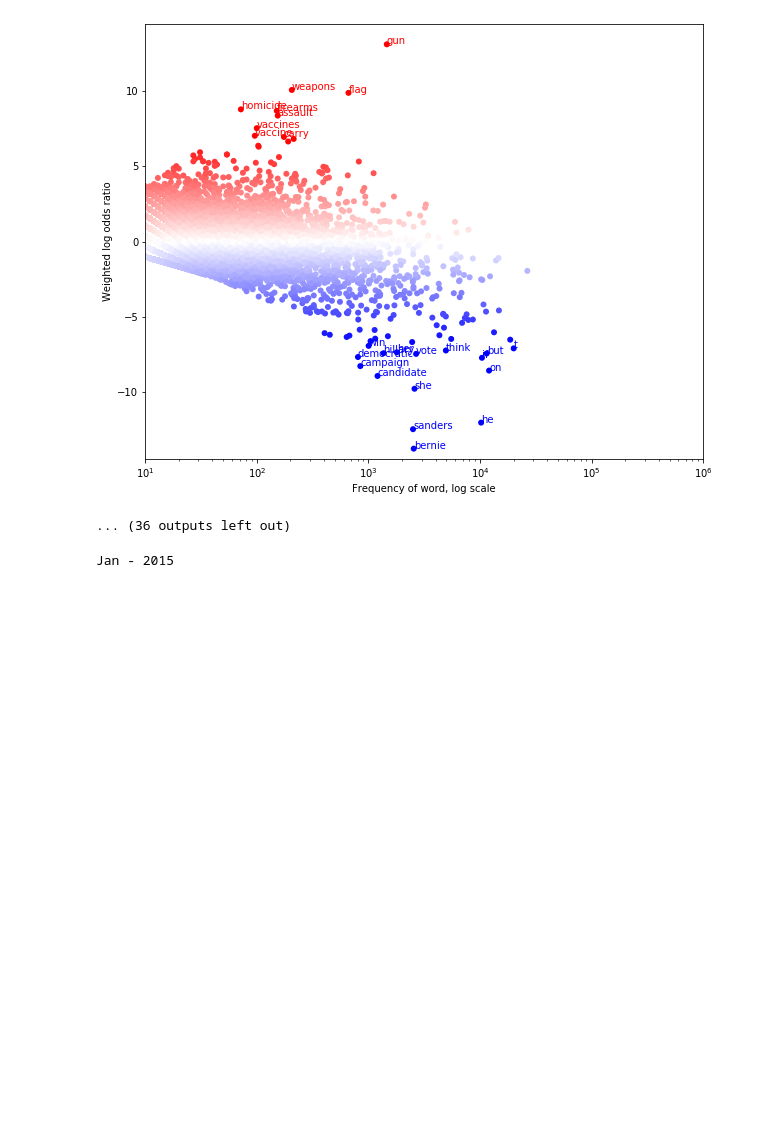
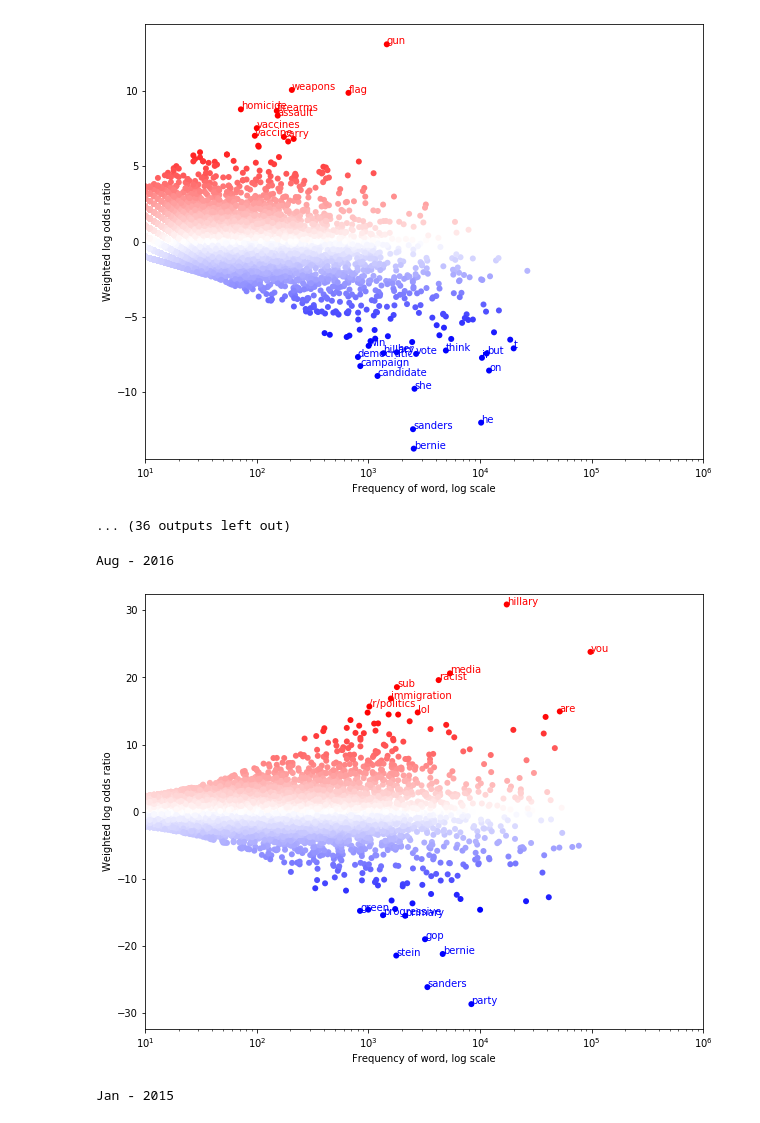
Before and after one commit to SourabhChakraborty/undergrad_thesis, a Jupyter notebook: polarized_words.ipynb, the cells around one changed output. Drawn from its saved outputs; the diff is of its cells as text; code cells hidden in the pictures; blank space fills up the shorter version.

```diff
--- a/polarized_words.ipynb
+++ b/polarized_words.ipynb
@@ -342,10 +346,16 @@ def make_plot(x_vals, y_vals, sig_val, ylab):
     for i, y in enumerate(y_vals):
         if y > sig_val:
             colors.append(cmap(0.999))
-            annots.append(politics_dictionary.id2token[i])
+            if politics_dictionary.id2token[i][:11] == '_subreddit_':
+                annots.append('/r/'+politics_dictionary.id2token[i][11:])
+            else:
+                annots.append(politics_dictionary.id2token[i])
         elif y < -sig_val:
             colors.append(cmap(0))
-            annots.append(politics_dictionary.id2token[i])
+            if politics_dictionary.id2token[i][:11] == '_subreddit_':
+                annots.append('/r/'+politics_dictionary.id2token[i][11:])
+            else:
+                annots.append(politics_dictionary.id2token[i])
         else:
             colors.append(cmap((y/(2*sig_val)) + 0.5))
             annots.append(None)
@@ -385,6 +395,16 @@ May - 2015
 Jun - 2015
 [figure]
 ... (36 outputs left out)
+# %%
+for i in range(19,20):
+    print(months[i].strftime('%b - %Y'))
+    tmp_sanders = sanders_tf_by_month[i].sum(axis=0).A1
+    tmp_trump = trump_tf_by_month[i].sum(axis=0).A1
+
+    make_plot(tmp_sanders + tmp_trump, fightin_words_lists[i], sorted(fightin_words_lists[i])[-10], 'Weighted log odds ratio')
+# %% [output]
+Aug - 2016
+[figure, added]
 # %%
 for i in range(24):
     print(months[i].strftime('%b - %Y'))
```
Also changed, not shown: parts of 1 cell of this notebook, 1 other file.
